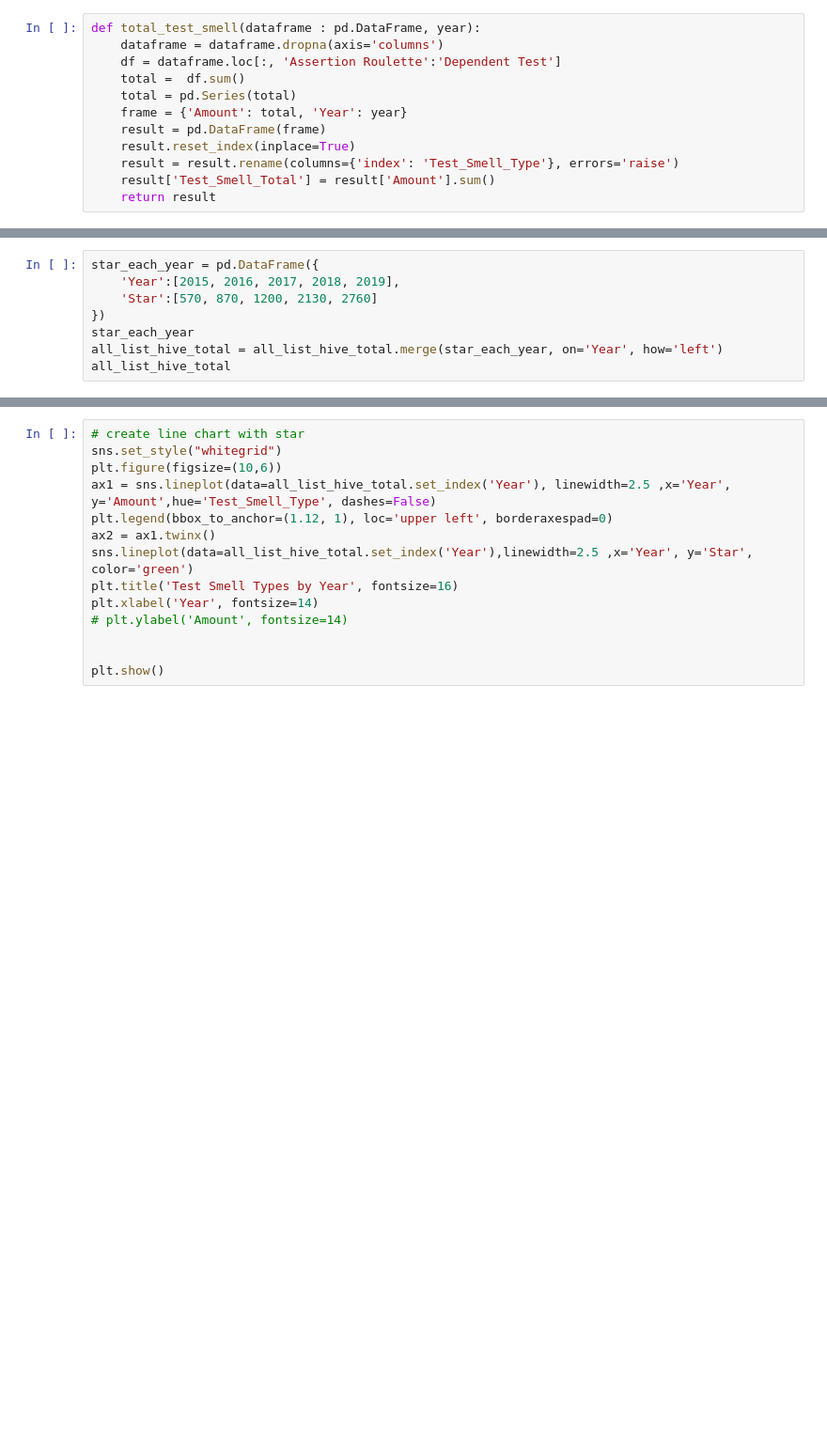
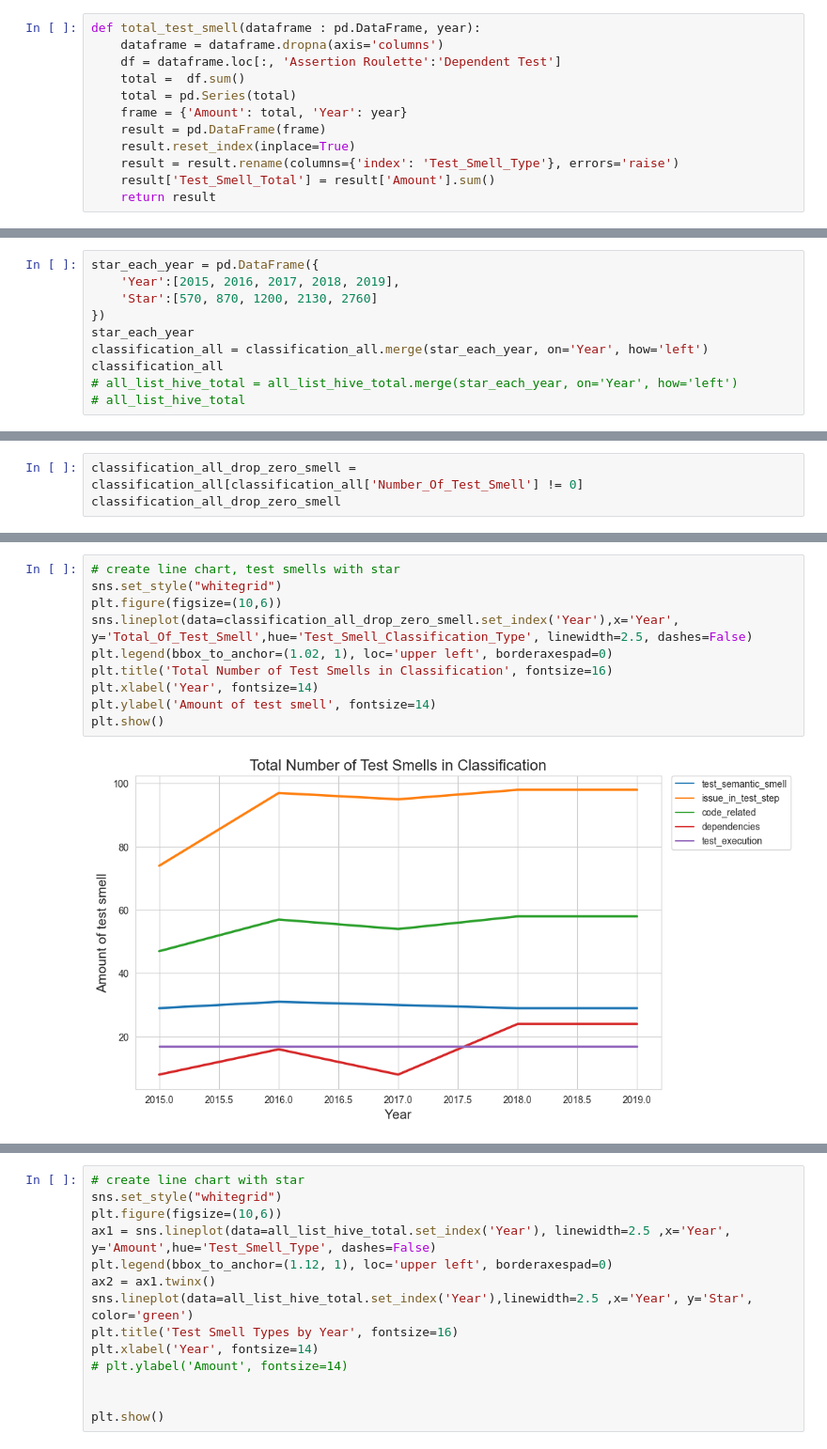
Before and after one commit to JiramedWi/github_api_extractor, a Jupyter notebook: seaborn_tutorial/graph_hive.ipynb, the cells around one changed output, grey strips where cells are left out. Shown at 94% size. Cells and saved outputs as stored; diff of their text form; blank space fills up the shorter version.

Commit message:
update plot in density

```diff
--- a/seaborn_tutorial/graph_hive.ipynb
+++ b/seaborn_tutorial/graph_hive.ipynb
@@ -230,5 +194,7 @@ star_each_year = pd.DataFrame({
     'Star':[570, 870, 1200, 2130, 2760]
 })
 star_each_year
-all_list_hive_total = all_list_hive_total.merge(star_each_year, on='Year', how='left')
-all_list_hive_total
+classification_all = classification_all.merge(star_each_year, on='Year', how='left')
+classification_all
+# all_list_hive_total = all_list_hive_total.merge(star_each_year, on='Year', how='left')
+# all_list_hive_total
@@ -239,0 +215,3 @@ all_list_hive_total.to_csv('/Users/Jumma/github_repo/github_api_extractor/resour
+# %%
+classification_all_drop_zero_smell = classification_all[classification_all['Number_Of_Test_Smell'] != 0]
+classification_all_drop_zero_smell
@@ -240 +262,13 @@ all_list_hive_total.to_csv('/Users/Jumma/github_repo/github_api_extractor/resour
+# %%
+# create line chart, test smells with star
+sns.set_style("whitegrid")
+plt.figure(figsize=(10,6))
+sns.lineplot(data=classification_all_drop_zero_smell.set_index('Year'),x='Year', y='Total_Of_Test_Smell',hue='Test_Smell_Classification_Type', linewidth=2.5, dashes=False)
+plt.legend(bbox_to_anchor=(1.02, 1), loc='upper left', borderaxespad=0)
+plt.title('Total Number of Test Smells in Classification', fontsize=16)
+plt.xlabel('Year', fontsize=14)
+plt.ylabel('Amount of test smell', fontsize=14)
+plt.show()
+# %% [output]
+[figure, added]
 # %%
```
Also changed, not shown: parts of 15 cells of this notebook.
